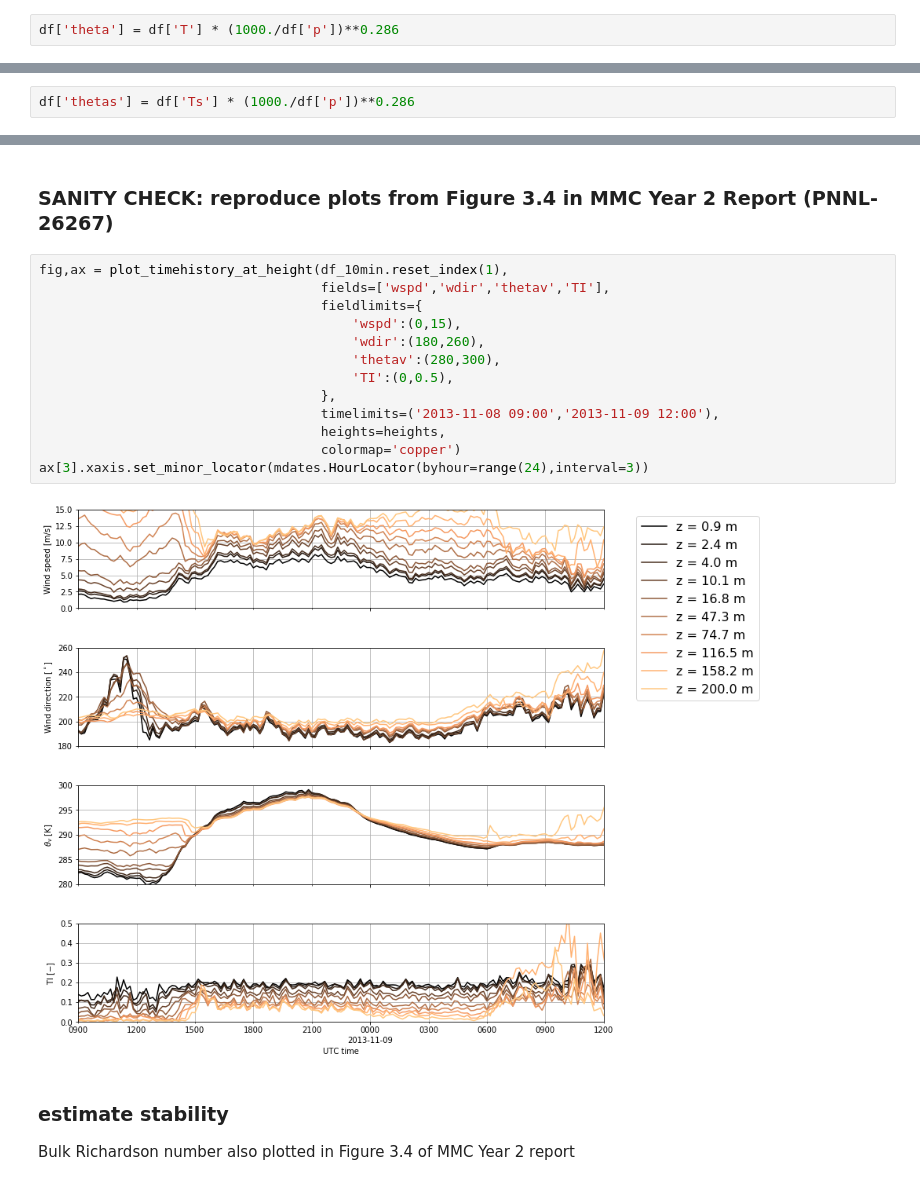
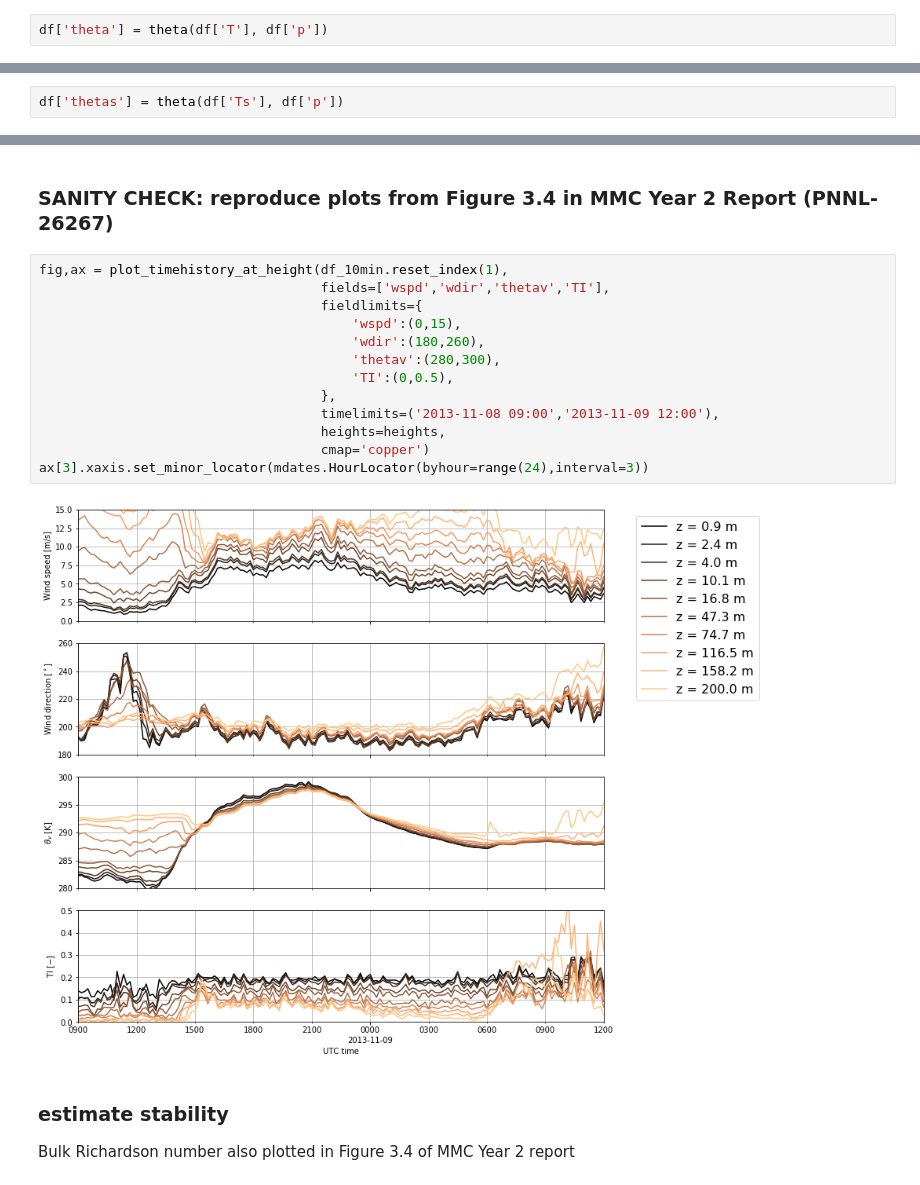
Before and after one commit to a2e-mmc/assessment, a Jupyter notebook: datasets/SWiFT/TTU_tower_heatflux_stability.ipynb, the cells around one changed output, grey strips where cells are left out. Cells and saved outputs as stored; diff of their text form.

Commit message:
Update plotting parameter `cmap` and use `helper_functions.theta()`

```diff
--- a/datasets/SWiFT/TTU_tower_heatflux_stability.ipynb
+++ b/datasets/SWiFT/TTU_tower_heatflux_stability.ipynb
@@ -66,7 +66,7 @@ df['wspd'] = np.sqrt(df['u']**2 + df['v']**2)
 ### virtual potential temperature calculation from Kelley2016, Eqns 2.19-21
 calculate $\theta(T,p)$ and $\theta_v(\theta, r_s, RH)$
 # %%
-df['theta'] = df['T'] * (1000./df['p'])**0.286
+df['theta'] = theta(df['T'], df['p'])
 # %%
 e0 = 0.611 # [kPa]
 eps = 0.622 # [-]
@@ -111,7 +111,7 @@ Text(0, 0.5, '$T_v/T_s$')
 ### estimate $\theta_v$ from $T_s$
 to get high-frequency data
 # %%
-df['thetas'] = df['Ts'] * (1000./df['p'])**0.286
+df['thetas'] = theta(df['Ts'], df['p'])
 # %% [markdown]
 ### calculate some stats
 # %%
@@ -148,18 +148,18 @@ df_10min['u*'] = (df_10min['uw']**2 + df_10min['vw']**2)**0.25
 # %%
 fig,ax = plot_timehistory_at_height(df_10min.reset_index(1),
                                     fields=['wspd','wdir','thetav','TI'],
                                     fieldlimits={
                                         'wspd':(0,15),
                                         'wdir':(180,260),
                                         'thetav':(280,300),
                                         'TI':(0,0.5),
                                     },
                                     timelimits=('2013-11-08 09:00','2013-11-09 12:00'),
                                     heights=heights,
-                                    colormap='copper')
+                                    cmap='copper')
 ax[3].xaxis.set_minor_locator(mdates.HourLocator(byhour=range(24),interval=3))
 # %% [output]
-[figure, old version]
+[figure, new version]
 # %% [markdown]
 ### estimate stability
 Bulk Richardson number also plotted in Figure 3.4 of MMC Year 2 report
```
Also changed, not shown: parts of 2 cells of this notebook.
